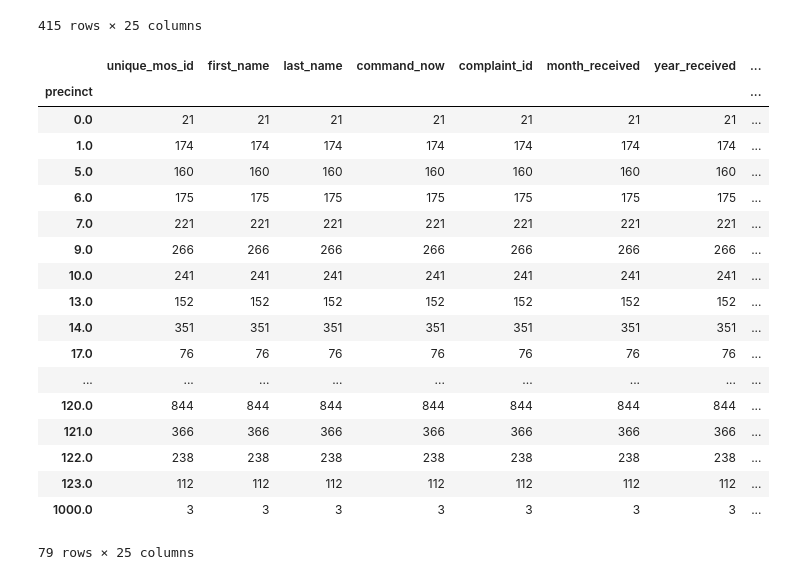
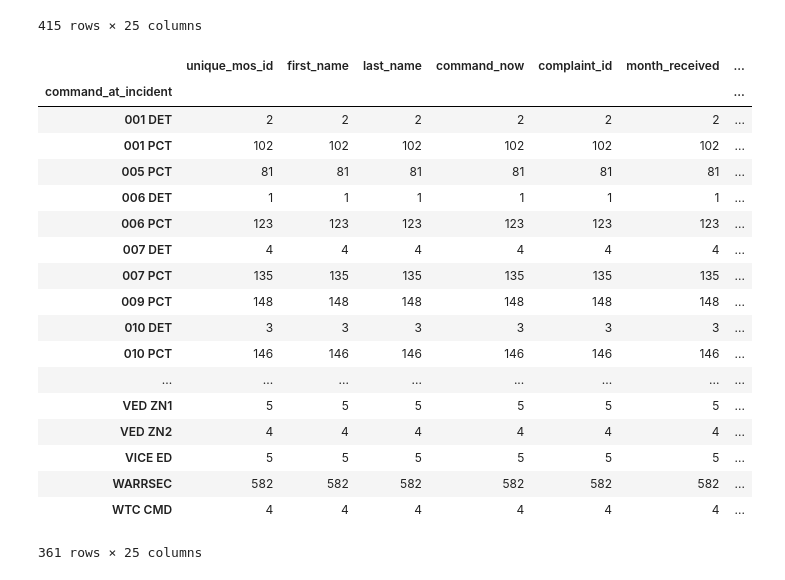
Before and after one commit to MarilynSasha/NEWPROJECT, a Jupyter notebook: AllegedComplaints.7.27.20.ipynb, the cells around one changed output. Drawn from its saved outputs; the diff is of its cells as text; code cells hidden in the pictures.

```diff
--- a/AllegedComplaints.7.27.20.ipynb
+++ b/AllegedComplaints.7.27.20.ipynb
@@ -86,24 +90,24 @@ complaints.groupby('command_now').count()
 | TB DT32 | 73 | 73 | 73 | 73 | 73 | 73 | 73 | ... |
 415 rows × 25 columns
 # %%
-complaints.groupby('precinct').count()
+complaints.groupby('command_at_incident').count()
 # %% [output]
-|  | unique_mos_id | first_name | last_name | command_now | complaint_id | month_received | year_received | ... |
-| precinct |  |  |  |  |  |  |  | ... |
-| 0.0 | 21 | 21 | 21 | 21 | 21 | 21 | 21 | ... |
-| 1.0 | 174 | 174 | 174 | 174 | 174 | 174 | 174 | ... |
-| 5.0 | 160 | 160 | 160 | 160 | 160 | 160 | 160 | ... |
-| 6.0 | 175 | 175 | 175 | 175 | 175 | 175 | 175 | ... |
-| 7.0 | 221 | 221 | 221 | 221 | 221 | 221 | 221 | ... |
-| 9.0 | 266 | 266 | 266 | 266 | 266 | 266 | 266 | ... |
-| 10.0 | 241 | 241 | 241 | 241 | 241 | 241 | 241 | ... |
-| 13.0 | 152 | 152 | 152 | 152 | 152 | 152 | 152 | ... |
-| 14.0 | 351 | 351 | 351 | 351 | 351 | 351 | 351 | ... |
-| 17.0 | 76 | 76 | 76 | 76 | 76 | 76 | 76 | ... |
-| ... | ... | ... | ... | ... | ... | ... | ... | ... |
-| 120.0 | 844 | 844 | 844 | 844 | 844 | 844 | 844 | ... |
-| 121.0 | 366 | 366 | 366 | 366 | 366 | 366 | 366 | ... |
-| 122.0 | 238 | 238 | 238 | 238 | 238 | 238 | 238 | ... |
-| 123.0 | 112 | 112 | 112 | 112 | 112 | 112 | 112 | ... |
-| 1000.0 | 3 | 3 | 3 | 3 | 3 | 3 | 3 | ... |
+|  | unique_mos_id | first_name | last_name | command_now | complaint_id | month_received | ... |
+| command_at_incident |  |  |  |  |  |  | ... |
+| 001 DET | 2 | 2 | 2 | 2 | 2 | 2 | ... |
+| 001 PCT | 102 | 102 | 102 | 102 | 102 | 102 | ... |
+| 005 PCT | 81 | 81 | 81 | 81 | 81 | 81 | ... |
+| 006 DET | 1 | 1 | 1 | 1 | 1 | 1 | ... |
+| 006 PCT | 123 | 123 | 123 | 123 | 123 | 123 | ... |
+| 007 DET | 4 | 4 | 4 | 4 | 4 | 4 | ... |
+| 007 PCT | 135 | 135 | 135 | 135 | 135 | 135 | ... |
+| 009 PCT | 148 | 148 | 148 | 148 | 148 | 148 | ... |
+| 010 DET | 3 | 3 | 3 | 3 | 3 | 3 | ... |
+| 010 PCT | 146 | 146 | 146 | 146 | 146 | 146 | ... |
+| ... | ... | ... | ... | ... | ... | ... | ... |
+| VED ZN1 | 5 | 5 | 5 | 5 | 5 | 5 | ... |
+| VED ZN2 | 4 | 4 | 4 | 4 | 4 | 4 | ... |
+| VICE ED | 5 | 5 | 5 | 5 | 5 | 5 | ... |
+| WARRSEC | 582 | 582 | 582 | 582 | 582 | 582 | ... |
+| WTC CMD | 4 | 4 | 4 | 4 | 4 | 4 | ... |
-79 rows × 25 columns
+361 rows × 25 columns
```
Also changed, not shown: parts of 10 cells of this notebook.
